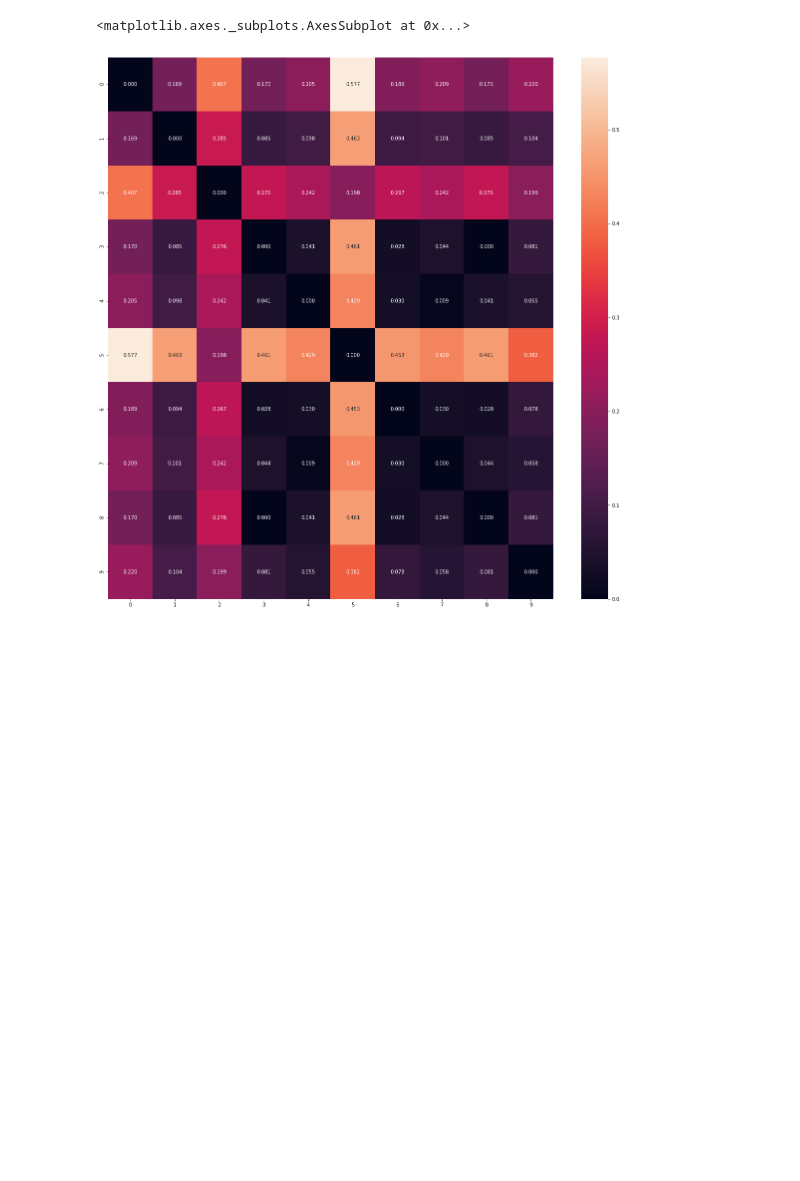
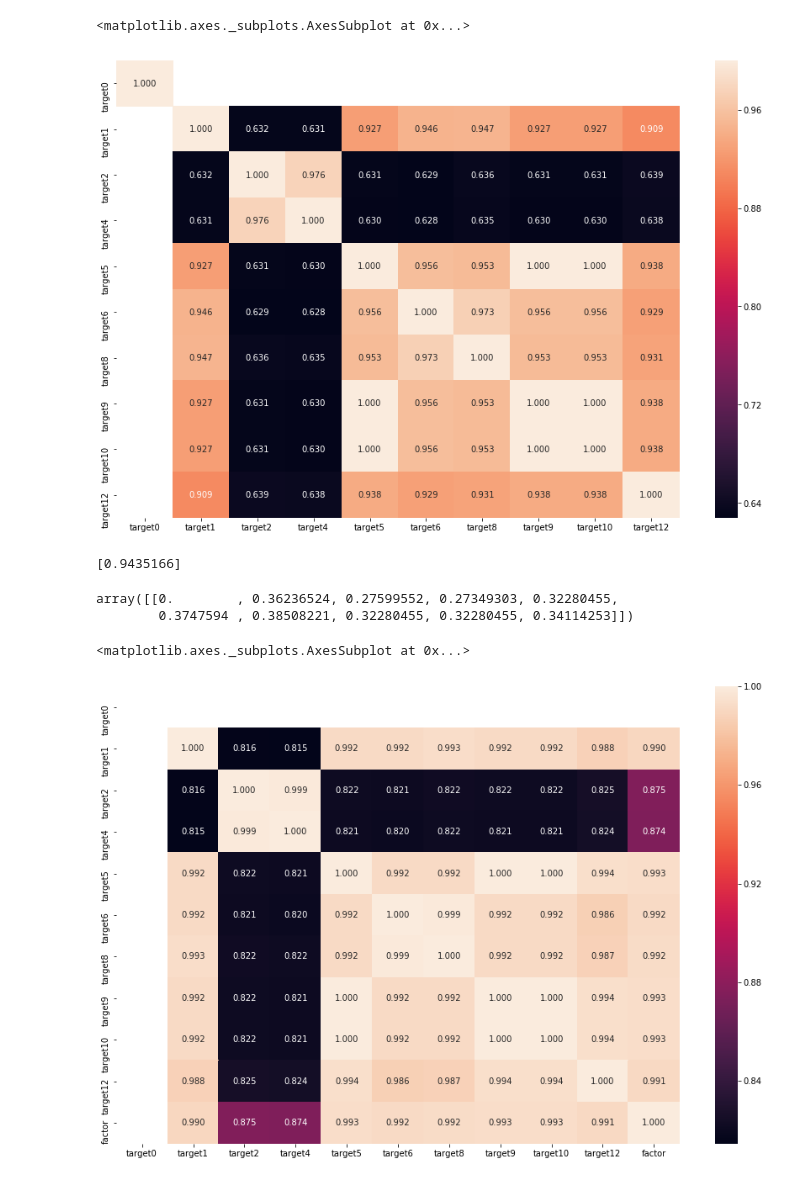
Before and after one commit to slaveveve/kaggle-santander, a Jupyter notebook: notebook/inoue/Blending.ipynb, the cells around one changed output. Cells and saved outputs as stored; diff of their text form; code cells hidden in the pictures; blank space fills up the shorter version.

```diff
--- a/notebook/inoue/Blending.ipynb
+++ b/notebook/inoue/Blending.ipynb
@@ -46,8 +68,7 @@ for i in np.arange(M.shape[1]):
 # %%
-plt.figure(figsize=(20,20))
-sns.heatmap(M,annot=True,fmt=".3f")
+plt.figure(figsize=(15,10))
+kendall = df_base.corr(method = 'kendall')
+sns.heatmap(kendall, annot = True, fmt = ".3f")
 # %% [output]
 <matplotlib.axes._subplots.AxesSubplot at 0x...>
-[figure, old version]
+[figure, new version]
-# %%
-df_base['target'] = df_base.iloc[:,1:].mean(axis=1)
@@ -55,0 +75,19 @@ df_base[['ID_code','target']].to_csv("best_public_blend.csv",index=False)
+# %%
+pca = PCA(n_components = 1)
+factor = pca.fit_transform(df_base.iloc[:, 1:])
+print(pca.explained_variance_ratio_)
+# %% [output]
+[0.9435166]
+# %%
+pca.components_
+# %% [output]
+array([[0.        , 0.36236524, 0.27599552, 0.27349303, 0.32280455,
+        0.3747594 , 0.38508221, 0.32280455, 0.32280455, 0.34114253]])
+# %%
+plt.figure(figsize=(15,10))
+df_base['factor'] = factor
+pearson_pca = df_base.corr(method = 'pearson')
+sns.heatmap(pearson_pca, annot = True, fmt = ".3f")
+# %% [output]
+<matplotlib.axes._subplots.AxesSubplot at 0x...>
+[figure, added]
```
Also changed, not shown: parts of 10 cells of this notebook.
